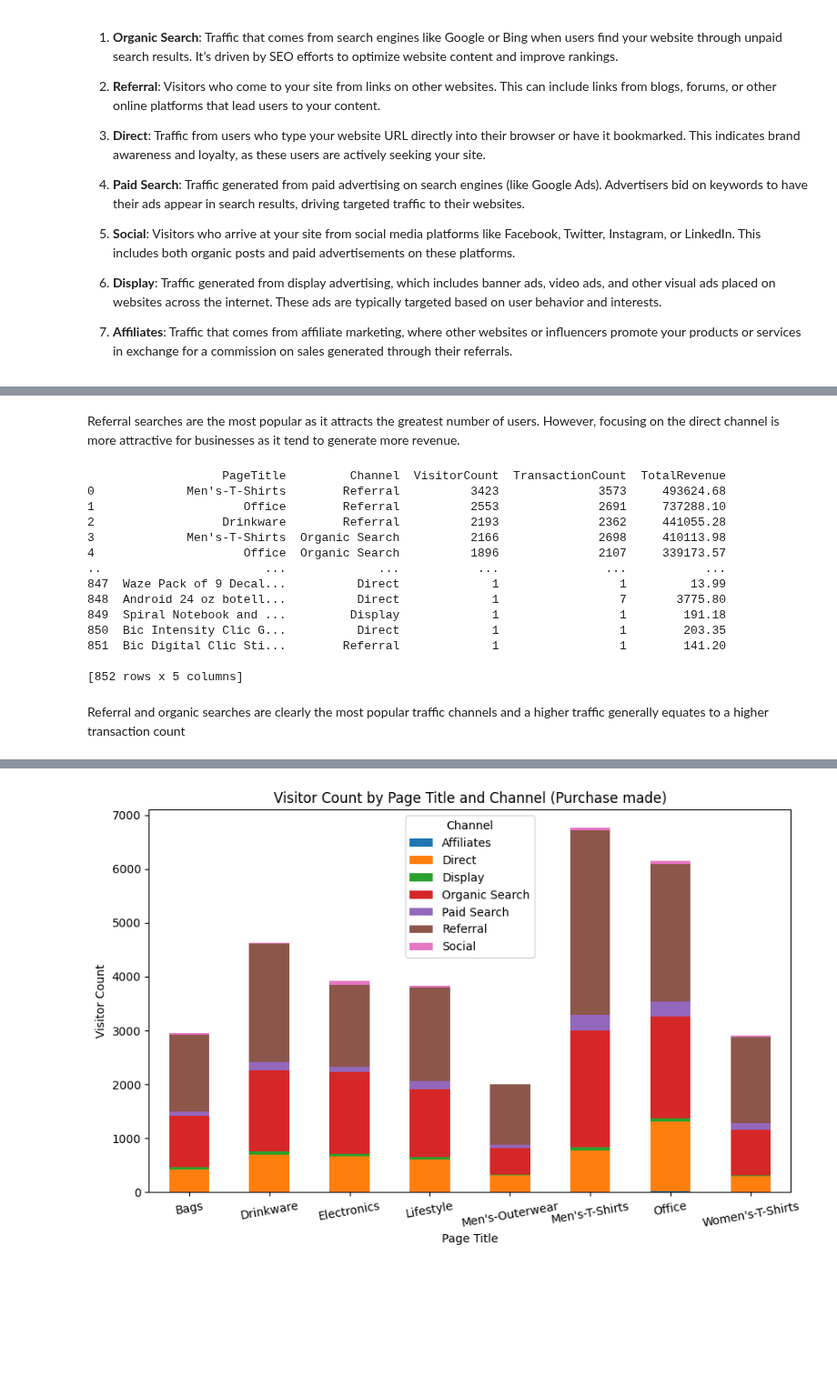
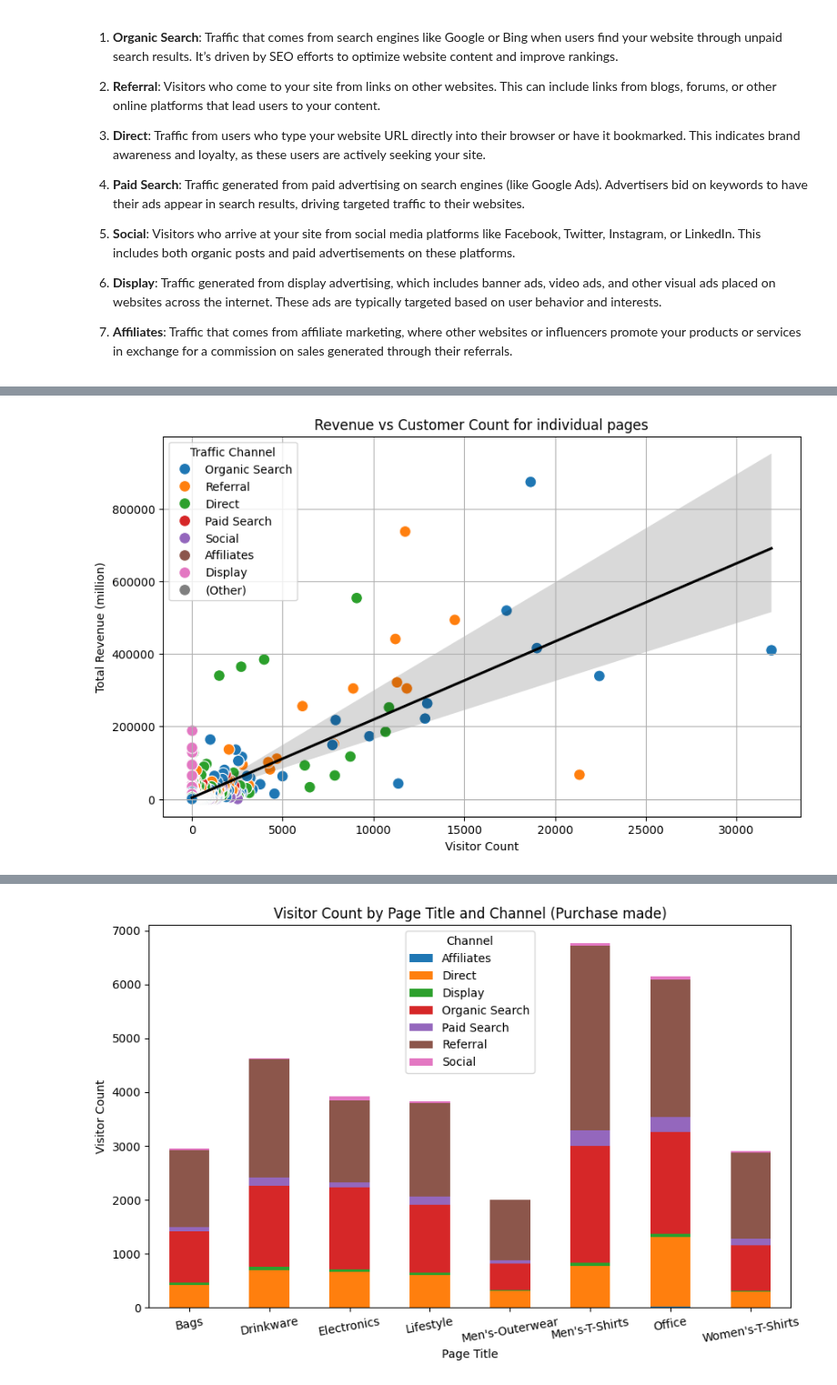
Before and after one commit to woobrandon/DSA3101-Potato-Wedges, a Jupyter notebook: SubgroupA/GoogleAnalyticsAnalysis.ipynb, the cells around one changed output, grey strips where cells are left out. Shown at 91% size. Drawn from its saved outputs; the diff is of its cells as text; code cells hidden in the pictures; blank space fills up the shorter version.

```diff
--- a/SubgroupA/GoogleAnalyticsAnalysis.ipynb
+++ b/SubgroupA/GoogleAnalyticsAnalysis.ipynb
@@ -1632,46 +1513,39 @@ plt.show()
-# %% [markdown]
-Referral searches are the most popular as it attracts the greatest number of users. However, focusing on the direct channel is more attractive for businesses as it tend to generate more revenue.
 # %%
 # For each page title, find the number of customers and how they are searching their products and purchasing them
 query = f"""
         SELECT
             IF(LENGTH(hits.page.pageTitle) <= 20, hits.page.pageTitle, CONCAT(SUBSTR(hits.page.pageTitle, 1, 20), '...')) AS PageTitle,
             channelGrouping AS Channel,
             COUNT(fullVisitorID) AS VisitorCount,
             SUM(IF(totals.transactions IS NULL, 0, totals.transactions)) AS TransactionCount,
             SUM(totals.totalTransactionRevenue/1e6) AS TotalRevenue
         FROM
             `bigquery-public-data.google_analytics_sample.ga_sessions_*`, UNNEST(hits) AS hits
         WHERE hits.page.pageTitle NOT LIKE '%Checkout%'
             AND hits.page.pageTitle NOT LIKE '%Home%'
             AND hits.page.pageTitle NOT LIKE '%Cart%'
             AND hits.page.pageTitle NOT LIKE '%Google%'
             AND hits.page.pageTitle NOT LIKE '%Payment%'
             AND hits.page.pageTitle NOT LIKE '%results%'
-            AND totals.transactions > 0
         GROUP BY PageTitle, Channel
         ORDER BY VisitorCount DESC
         """
 
 rows = client.query(query)
 
 result_df = rows.to_dataframe()
 
-print(result_df, "\n")
+plt.figure(figsize=(10, 6))
+sns.scatterplot(data=result_df, x='VisitorCount',
+                y='TotalRevenue', hue='Channel', s=100)
+sns.regplot(data=result_df, x='VisitorCount', y='TotalRevenue',
+            scatter=False, color='black', line_kws={"label": "Best Fit Line"})
+
+plt.title('Revenue vs Customer Count for individual pages')
+plt.xlabel('Visitor Count')
+plt.ylabel('Total Revenue (million)')
+plt.legend(title='Traffic Channel')
+plt.grid(True)
+plt.show()
 # %% [output]
-                   PageTitle         Channel  VisitorCount  TransactionCount  TotalRevenue
-0             Men's-T-Shirts        Referral          3423              3573     493624.68
-1                     Office        Referral          2553              2691     737288.10
-2                  Drinkware        Referral          2193              2362     441055.28
-3             Men's-T-Shirts  Organic Search          2166              2698     410113.98
-4                     Office  Organic Search          1896              2107     339173.57
-..                       ...             ...           ...               ...           ...
-847  Waze Pack of 9 Decal...          Direct             1                 1         13.99
-848  Android 24 oz botell...          Direct             1                 7       3775.80
-849  Spiral Notebook and ...         Display             1                 1        191.18
-850  Bic Intensity Clic G...          Direct             1                 1        203.35
-851  Bic Digital Clic Sti...        Referral             1                 1        141.20
-
-[852 rows x 5 columns]
+[figure, added]
-# %% [markdown]
-Referral and organic searches are clearly the most popular traffic channels and a higher traffic generally equates to a higher transaction count
```
Also changed, not shown: parts of 16 cells of this notebook.
